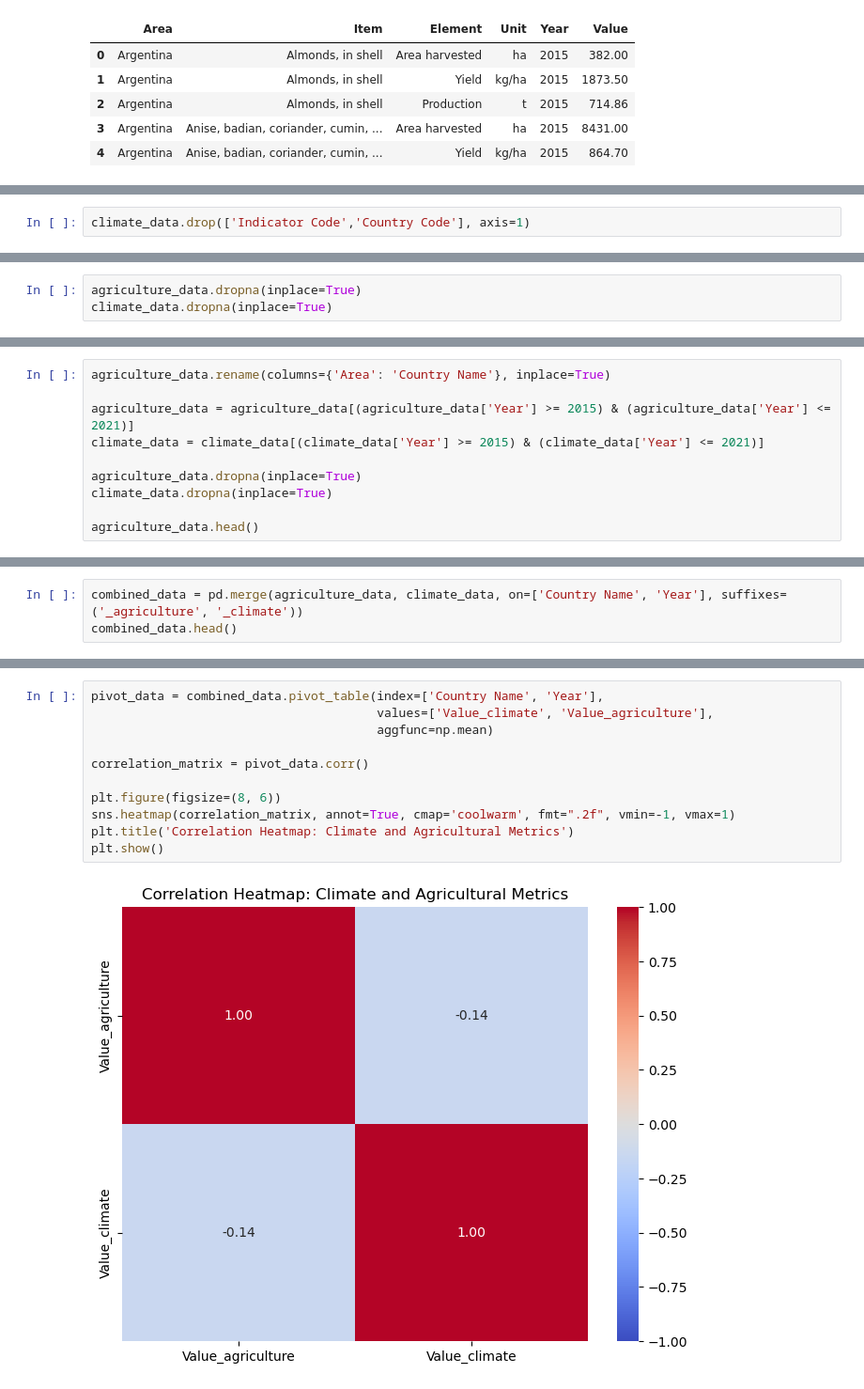
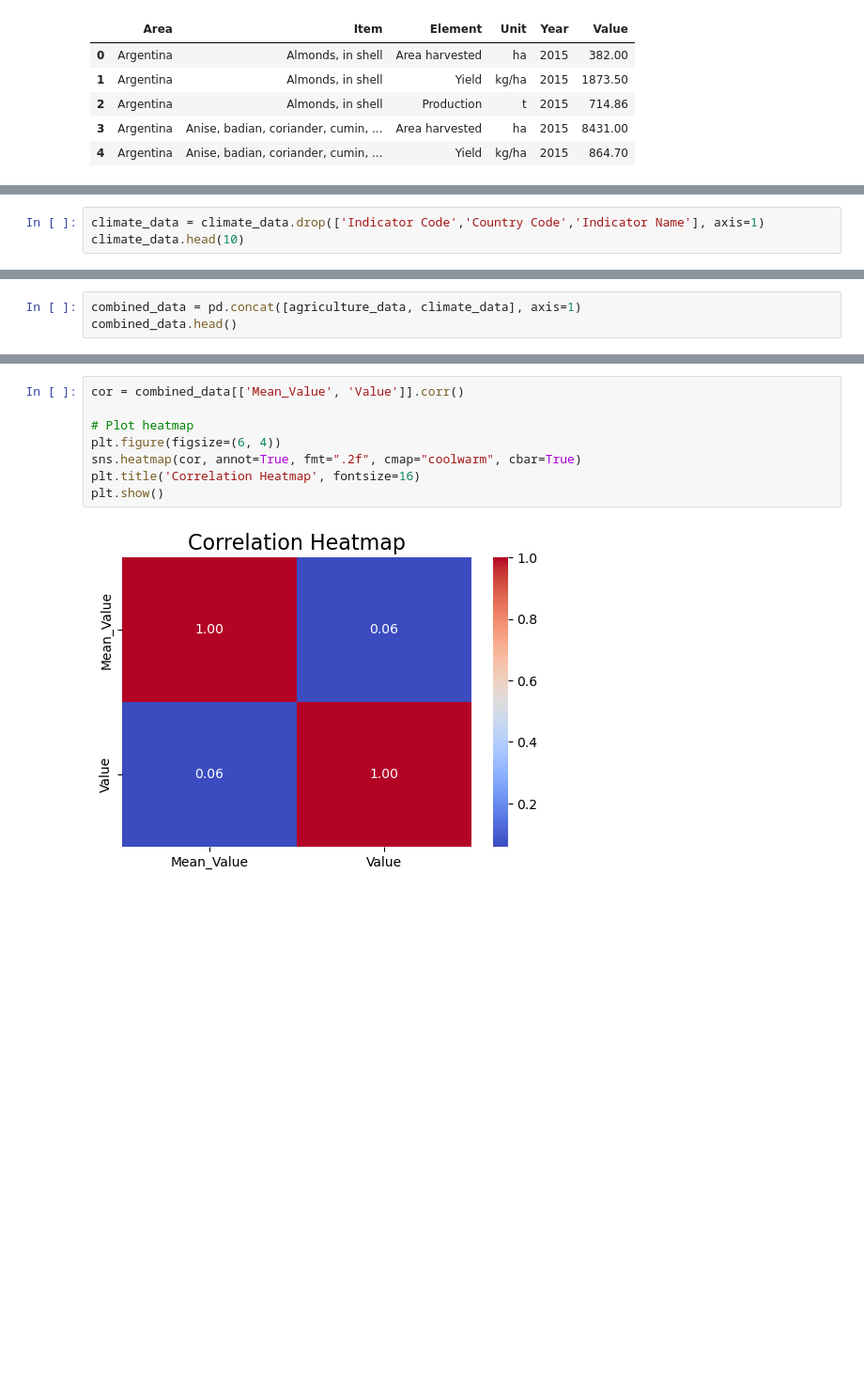
Before and after one commit to zannat-cse/data-engineering-fau-winter24, a Jupyter notebook: project/Project Codes.ipynb, the cells around one changed output, grey strips where cells are left out. Shown at 94% size. Drawn from its saved outputs; the diff is of its cells as text; blank space fills up the shorter version.

```diff
--- a/project/Project Codes.ipynb
+++ b/project/Project Codes.ipynb
@@ -43,3 +195,4 @@ climate_data.head()
 # %%
-climate_data.drop(['Indicator Code','Country Code'], axis=1)
+climate_data = climate_data.drop(['Indicator Code','Country Code','Indicator Name'], axis=1)
+climate_data.head(10)
 # %% [output]
@@ -59,3 +209,0 @@ climate_data.drop(['Indicator Code','Country Code'], axis=1)
-# %%
-agriculture_data.dropna(inplace=True)
-climate_data.dropna(inplace=True)
@@ -139,10 +213,0 @@ Name: Area, dtype: int64
-# %%
-agriculture_data.rename(columns={'Area': 'Country Name'}, inplace=True)
-
-agriculture_data = agriculture_data[(agriculture_data['Year'] >= 2015) & (agriculture_data['Year'] <= 2021)]
-climate_data = climate_data[(climate_data['Year'] >= 2015) & (climate_data['Year'] <= 2021)]
-
-agriculture_data.dropna(inplace=True)
-climate_data.dropna(inplace=True)
-
-agriculture_data.head()
@@ -165,4 +241,4 @@ climate_data.head()
 # %%
-combined_data = pd.merge(agriculture_data, climate_data, on=['Country Name', 'Year'], suffixes=('_agriculture', '_climate'))
+combined_data = pd.concat([agriculture_data, climate_data], axis=1)
 combined_data.head()
 # %% [output]
@@ -237,13 +262,10 @@ plt.show()
 # %%
-pivot_data = combined_data.pivot_table(index=['Country Name', 'Year'],
-                                       values=['Value_climate', 'Value_agriculture'],
-                                       aggfunc=np.mean)
+cor = combined_data[['Mean_Value', 'Value']].corr()
 
-correlation_matrix = pivot_data.corr()
-
-plt.figure(figsize=(8, 6))
-sns.heatmap(correlation_matrix, annot=True, cmap='coolwarm', fmt=".2f", vmin=-1, vmax=1)
-plt.title('Correlation Heatmap: Climate and Agricultural Metrics')
+# Plot heatmap
+plt.figure(figsize=(6, 4))
+sns.heatmap(cor, annot=True, fmt=".2f", cmap="coolwarm", cbar=True)
+plt.title('Correlation Heatmap', fontsize=16)
 plt.show()
 # %% [output]
-[figure, old version]
+[figure, new version]
```
Also changed, not shown: parts of 35 cells of this notebook, 1 other file.
